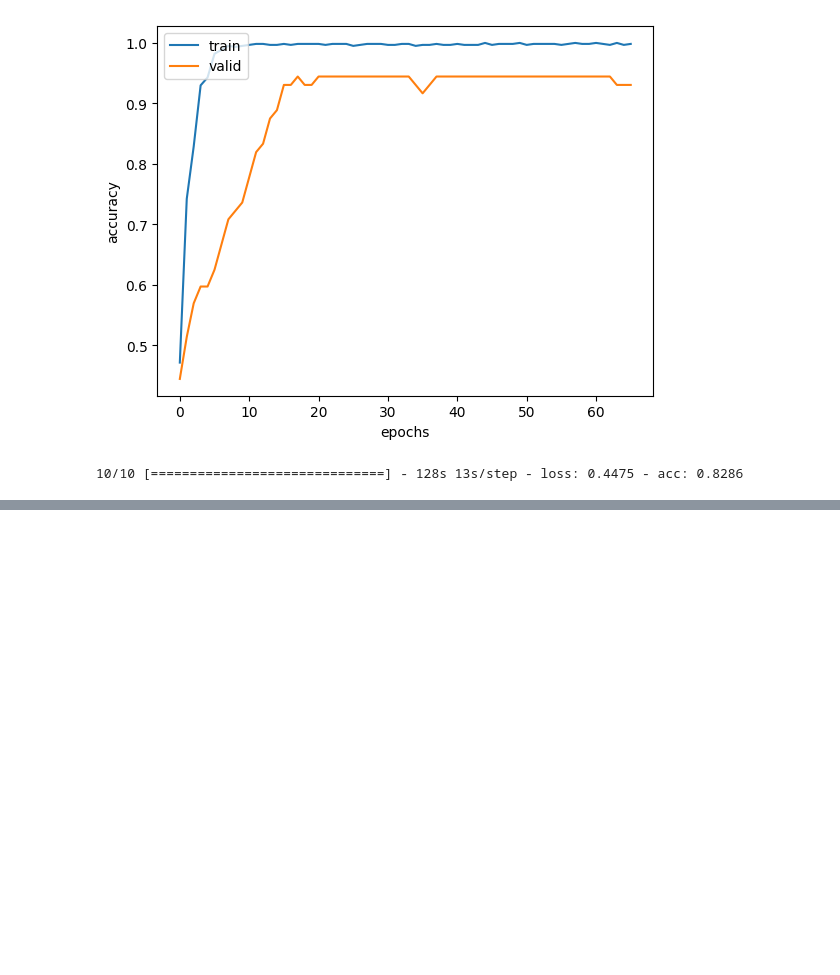
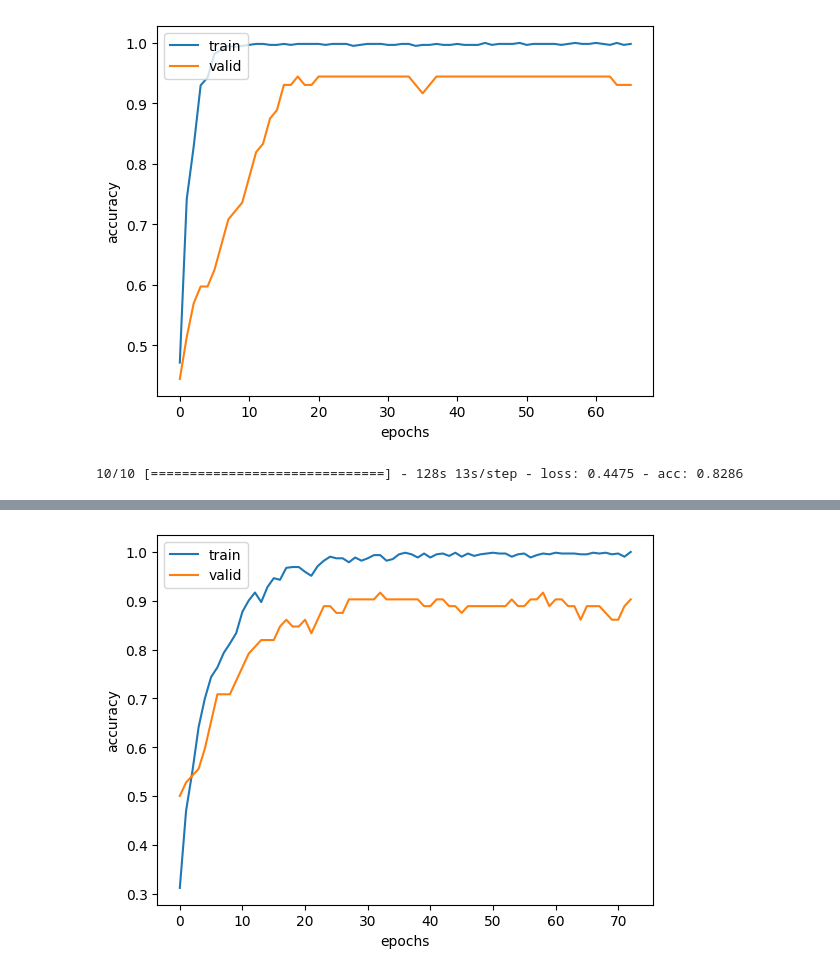
Before and after one commit to abdouaaba/Lung-Cancer-Detection, a Jupyter notebook: notebook.ipynb, the cells around one changed output, grey strips where cells are left out. Cells and saved outputs as stored; diff of their text form; code cells hidden in the pictures; blank space fills up the shorter version.

Commit message:
added another transfer learning model (resnet50)

```diff
--- a/notebook.ipynb
+++ b/notebook.ipynb
@@ -264,0 +300,9 @@ dns_result = densenet_model.evaluate(test_generator)
+# %%
+resnet_model = Sequential()
+resnet_model.add(res_model)
+resnet_model.add(Dropout(0.4))
+resnet_model.add(Flatten())
+resnet_model.add(BatchNormalization())
+resnet_model.add(Dropout(0.4))
+resnet_model.add(Dense(N_CLASSES, activation='softmax'))
+resnet_model.summary()
@@ -264,0 +327,15 @@ dns_result = densenet_model.evaluate(test_generator)
+# %%
+optimizer = optimizers.Adam(learning_rate= 0.00001, decay= 1e-5)
+resnet_model.compile(optimizer=optimizer, loss = 'categorical_crossentropy', metrics = ['acc'])
+# %%
+checkpointer = ModelCheckpoint(filepath='./finalmodel-ResNet50.hdf5',
+                            monitor='val_loss', verbose = 1,
+                            save_best_only=True)
+early_stopping = EarlyStopping(verbose=1, patience=20)
+# %%
+history_res = resnet_model.fit(train_generator,
+                            steps_per_epoch = 20,
+                            epochs = 120,
+                            verbose = 1,
+                            validation_data = valid_generator,
+                            callbacks = [checkpointer, early_stopping])
@@ -264,0 +360,10 @@ dns_result = densenet_model.evaluate(test_generator)
+# %%
+plt.plot(history_res.history['acc'], label = 'train',)
+plt.plot(history_res.history['val_acc'], label = 'valid')
+
+plt.legend(loc = 'upper left')
+plt.xlabel('epochs')
+plt.ylabel('accuracy')
+plt.show()
+# %% [output]
+[figure, added]
```
Also changed, not shown: parts of 6 cells of this notebook.
